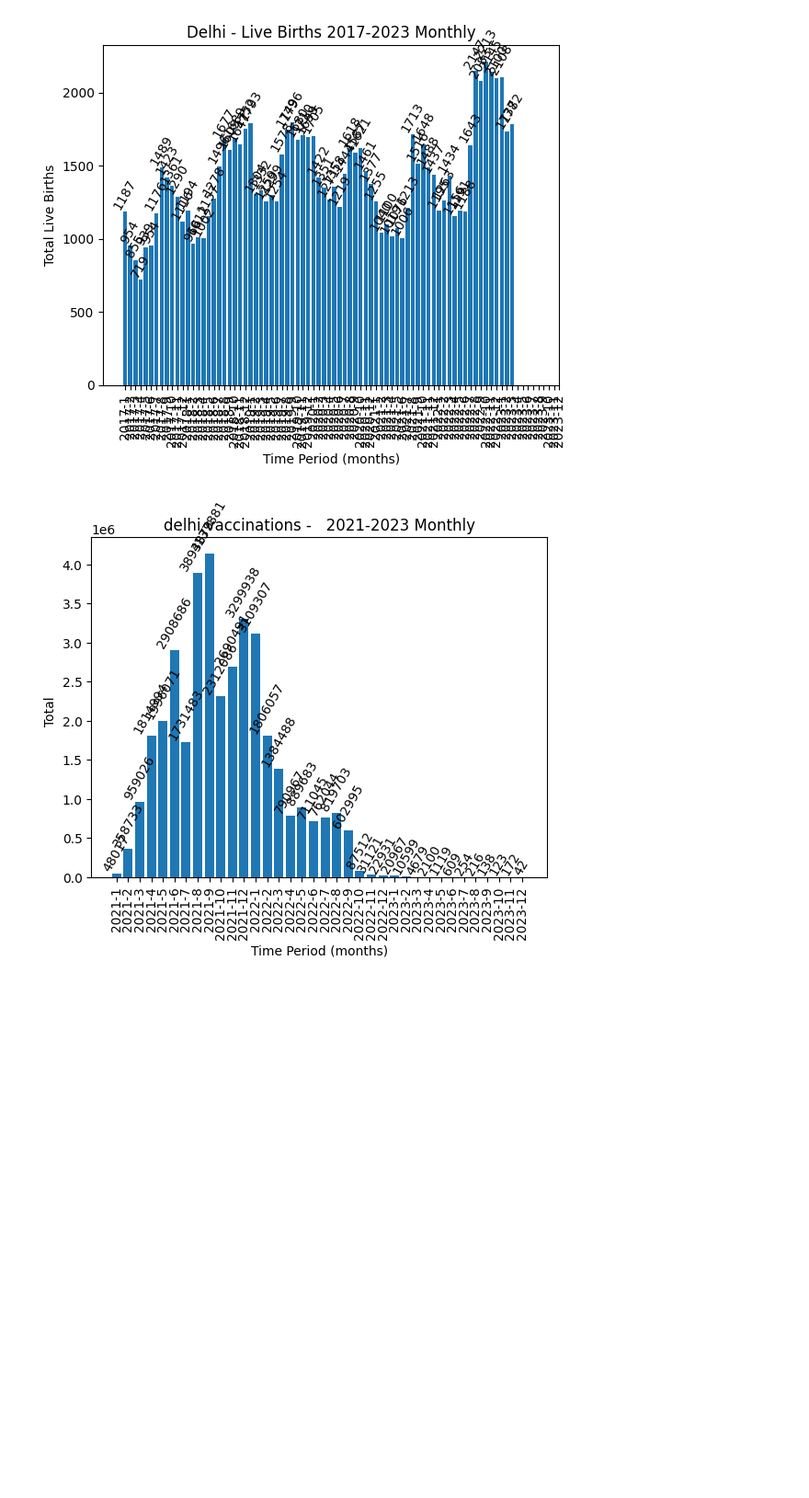
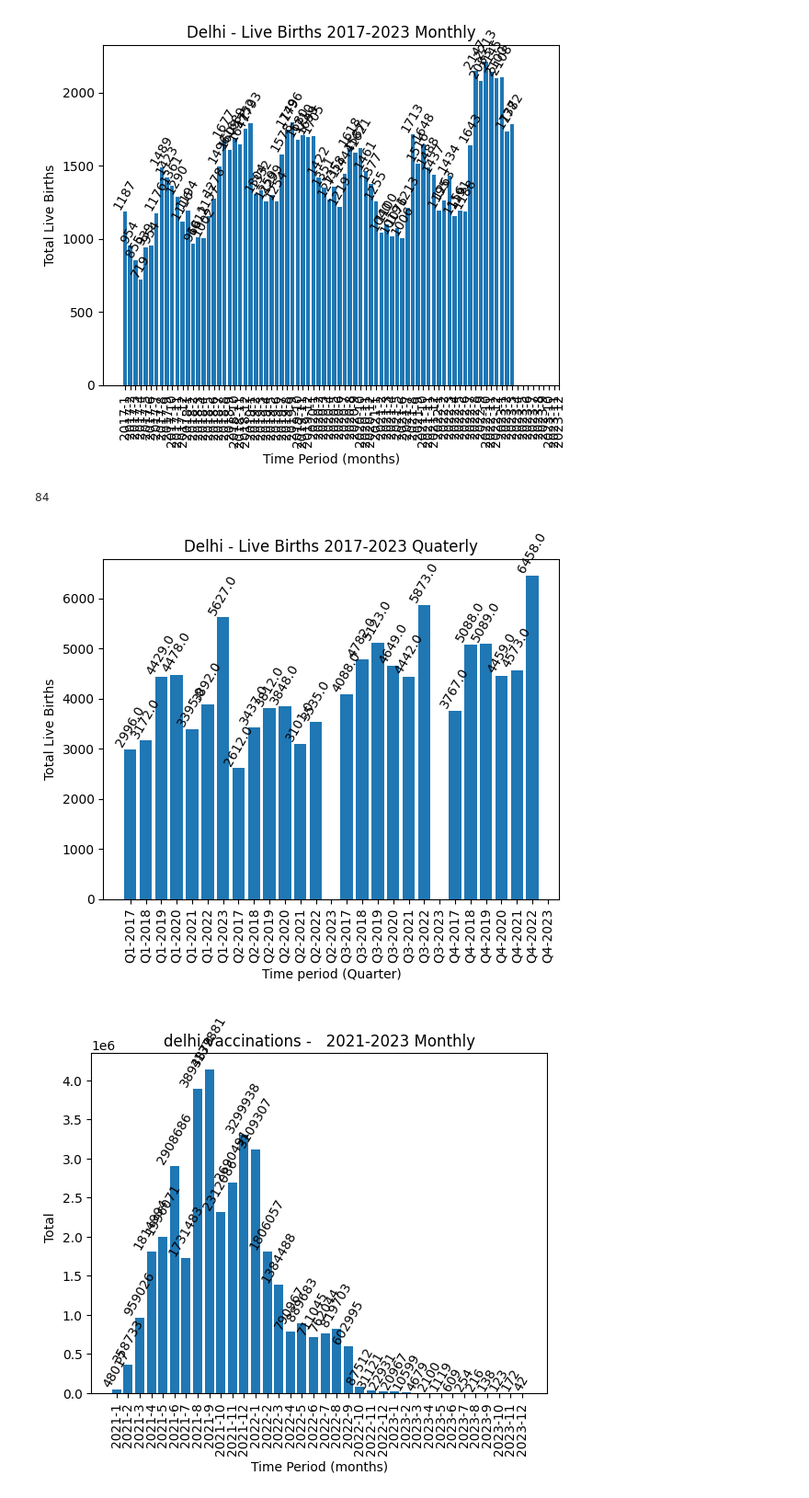
Before and after one commit to AZM999/birth_data, a Jupyter notebook: delhi/vax_del.ipynb, the cells around one changed output. Shown at 92% size. Saved outputs shown, nothing was run; the diff lists cells and outputs as text; code cells hidden in the pictures; blank space fills up the shorter version.

```diff
--- a/delhi/vax_del.ipynb
+++ b/delhi/vax_del.ipynb
@@ -129,6 +145,11 @@ gg(df1.to_list(), 2017, 2023, 0, 1, "Delhi", 0, "Live Births")
 # %% [output]
 [1187, 954, 855, 719, 939, 954, 1176, 1489, 1423, 1361, 1290, 1116, 1194, 966, 1012, 1002, 1157, 1278, 1496, 1677, 1609, 1689, 1647, 1752, 1793, 1304, 1332, 1259, 1299, 1254, 1578, 1749, 1796, 1680, 1 ...
 [figure]
+# %%
+gg(df1.to_list(), 2017, 2023, 1, 0, "Delhi", 0, "Live Births")
+# %% [output]
+84
+[figure, added]
 # %%
 from generate_graph import generate_graph as gg
 gg(total_doses, 2021, 2023, 0, 1, "delhi vaccinations", 0, " ")
```
Also changed, not shown: parts of 4 cells of this notebook, 4 other files.
